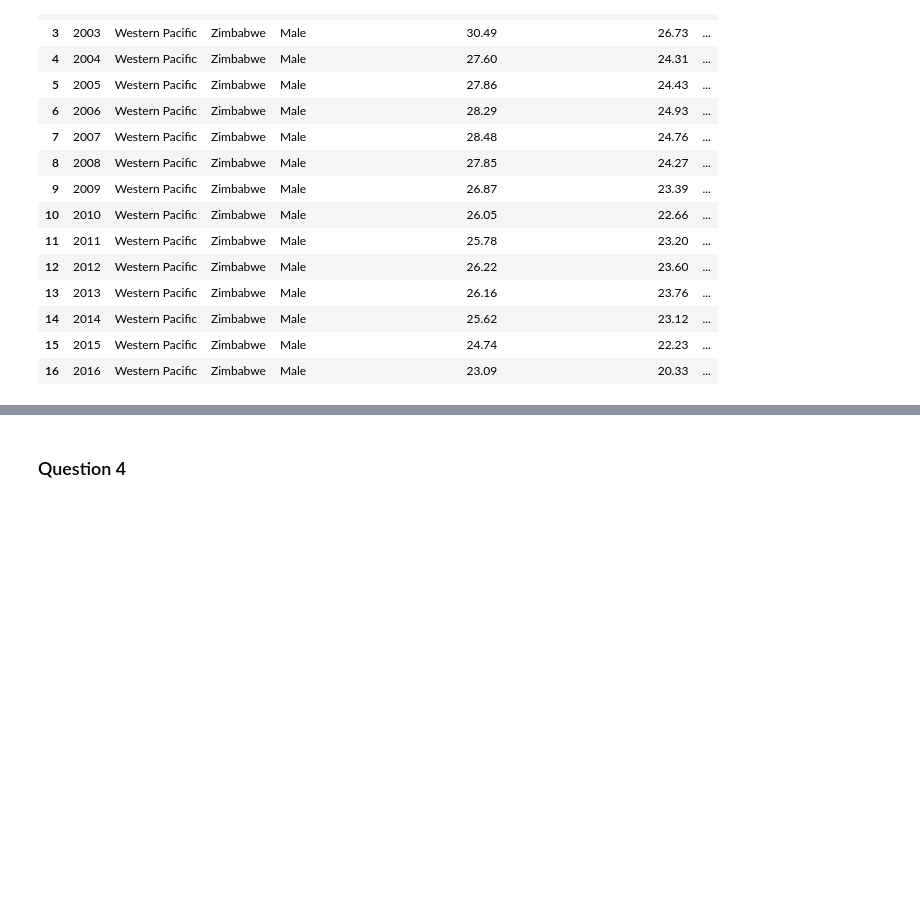
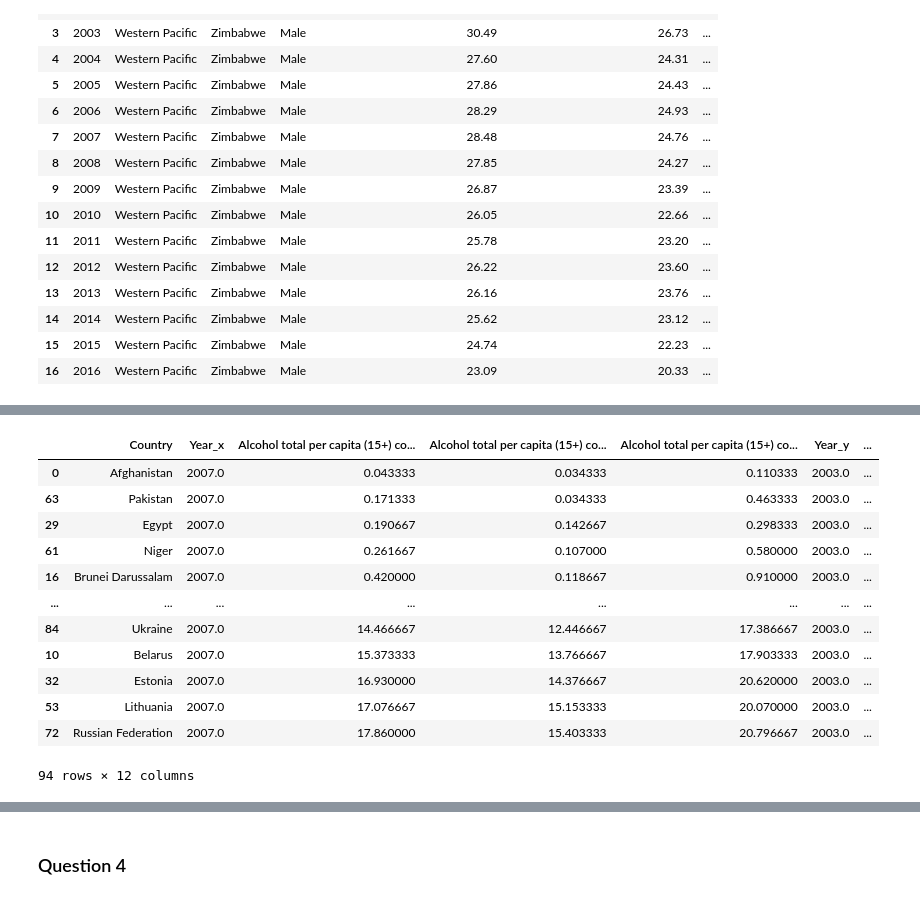
Before and after one commit to akirato0223/CS216_Project, a Jupyter notebook: Project Prototype/ProjectPrototypeAkira.ipynb, the cells around one changed output, grey strips where cells are left out. Saved outputs shown, nothing was run; the diff lists cells and outputs as text; code cells hidden in the pictures; blank space fills up the shorter version.

```diff
--- a/Project Prototype/ProjectPrototypeAkira.ipynb
+++ b/Project Prototype/ProjectPrototypeAkira.ipynb
@@ -165,3 +165,16 @@ YearAlcoholMax
 | 14 | 2014 | Western Pacific | Zimbabwe | Male | 25.62 | 23.12 | ... |
 | 15 | 2015 | Western Pacific | Zimbabwe | Male | 24.74 | 22.23 | ... |
 | 16 | 2016 | Western Pacific | Zimbabwe | Male | 23.09 | 20.33 | ... |
+# %%
+alcdata_2003 = Alcohol[Alcohol["Year"] == 2003]
+alcdata_2007 = Alcohol[Alcohol["Year"] == 2007]
+
+
+alcdata_2003 = alcdata_2003.groupby("Country").mean().reset_index()
+
+
+alcdata_2007 = alcdata_2007.groupby("Country").mean().reset_index()
+
+alcdata_2007
+
+# alcdata_2003["Alcohol total per capita (15+) consumption in liters (numeric)"] < alcdata_2007["Alcohol total per capita (15+) consumption in liters (numeric)"]
@@ -167,0 +211,33 @@ YearAlcoholMax
+# %%
+# df3 = alcdata_2007[alcdata_2007['Country'].isin(alcdata_2003['Country'])]
+merged = pd.merge(alcdata_2007, alcdata_2003, how='inner', on=['Country'])
+merged_sub = merged[merged["Alcohol total per capita (15+) consumption in liters (numeric)_x"] -
+      merged["Alcohol total per capita (15+) consumption in liters (numeric)_y"] > 0]
+
+mor = Mortality.groupby("Location").agg({'Adult mortality rate': 'sum', 'ParentLocation': 'first'})
+
+
+all_merged_data = pd.merge(merged_sub, mor, how="inner", left_on = ['Country'], right_on=["Location"])
+all_merged_data
+grp = all_merged_data.groupby("ParentLocation").count()
+# g
+all_merged_data["diff"] = all_merged_data["Alcohol total per capita (15+) consumption in liters (numeric)_x"]
+- all_merged_data["Alcohol total per capita (15+) consumption in liters (numeric)_y"]
+# grp
+sorted_diff_all_merged_data = all_merged_data.sort_values(by="diff")
+#top 5 countries where alcohol consumption increased from 2003 to 2007
+sorted_diff_all_merged_data
+# %% [output]
+|  | Country | Year_x | Alcohol total per capita (15+) co... | Alcohol total per capita (15+) co... | Alcohol total per capita (15+) co... | Year_y | ... |
+| 0 | Afghanistan | 2007.0 | 0.043333 | 0.034333 | 0.110333 | 2003.0 | ... |
+| 63 | Pakistan | 2007.0 | 0.171333 | 0.034333 | 0.463333 | 2003.0 | ... |
+| 29 | Egypt | 2007.0 | 0.190667 | 0.142667 | 0.298333 | 2003.0 | ... |
+| 61 | Niger | 2007.0 | 0.261667 | 0.107000 | 0.580000 | 2003.0 | ... |
+| 16 | Brunei Darussalam | 2007.0 | 0.420000 | 0.118667 | 0.910000 | 2003.0 | ... |
+| ... | ... | ... | ... | ... | ... | ... | ... |
+| 84 | Ukraine | 2007.0 | 14.466667 | 12.446667 | 17.386667 | 2003.0 | ... |
+| 10 | Belarus | 2007.0 | 15.373333 | 13.766667 | 17.903333 | 2003.0 | ... |
+| 32 | Estonia | 2007.0 | 16.930000 | 14.376667 | 20.620000 | 2003.0 | ... |
+| 53 | Lithuania | 2007.0 | 17.076667 | 15.153333 | 20.070000 | 2003.0 | ... |
+| 72 | Russian Federation | 2007.0 | 17.860000 | 15.403333 | 20.796667 | 2003.0 | ... |
+94 rows × 12 columns
```
Also changed, not shown: parts of 3 cells of this notebook.
